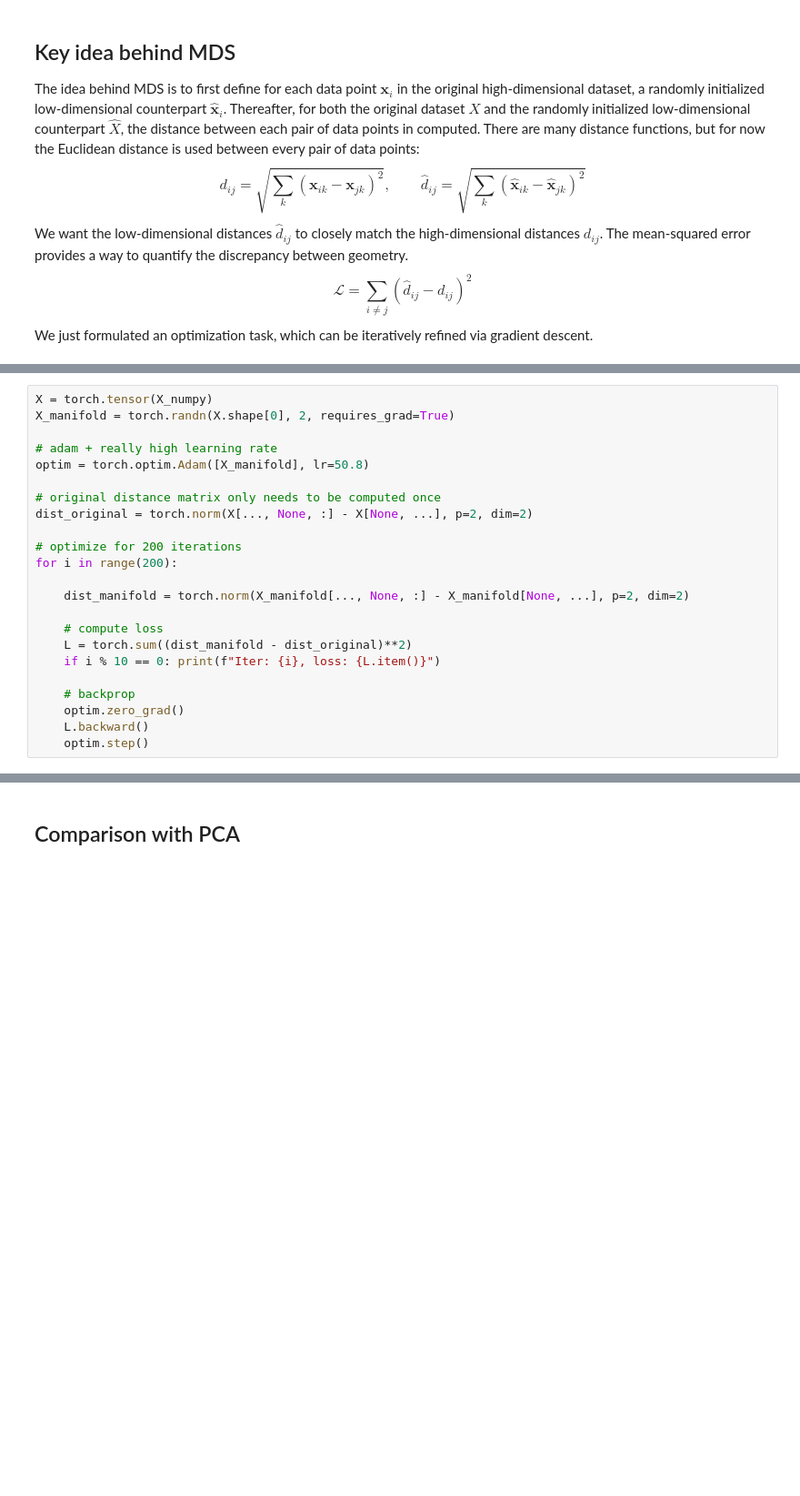
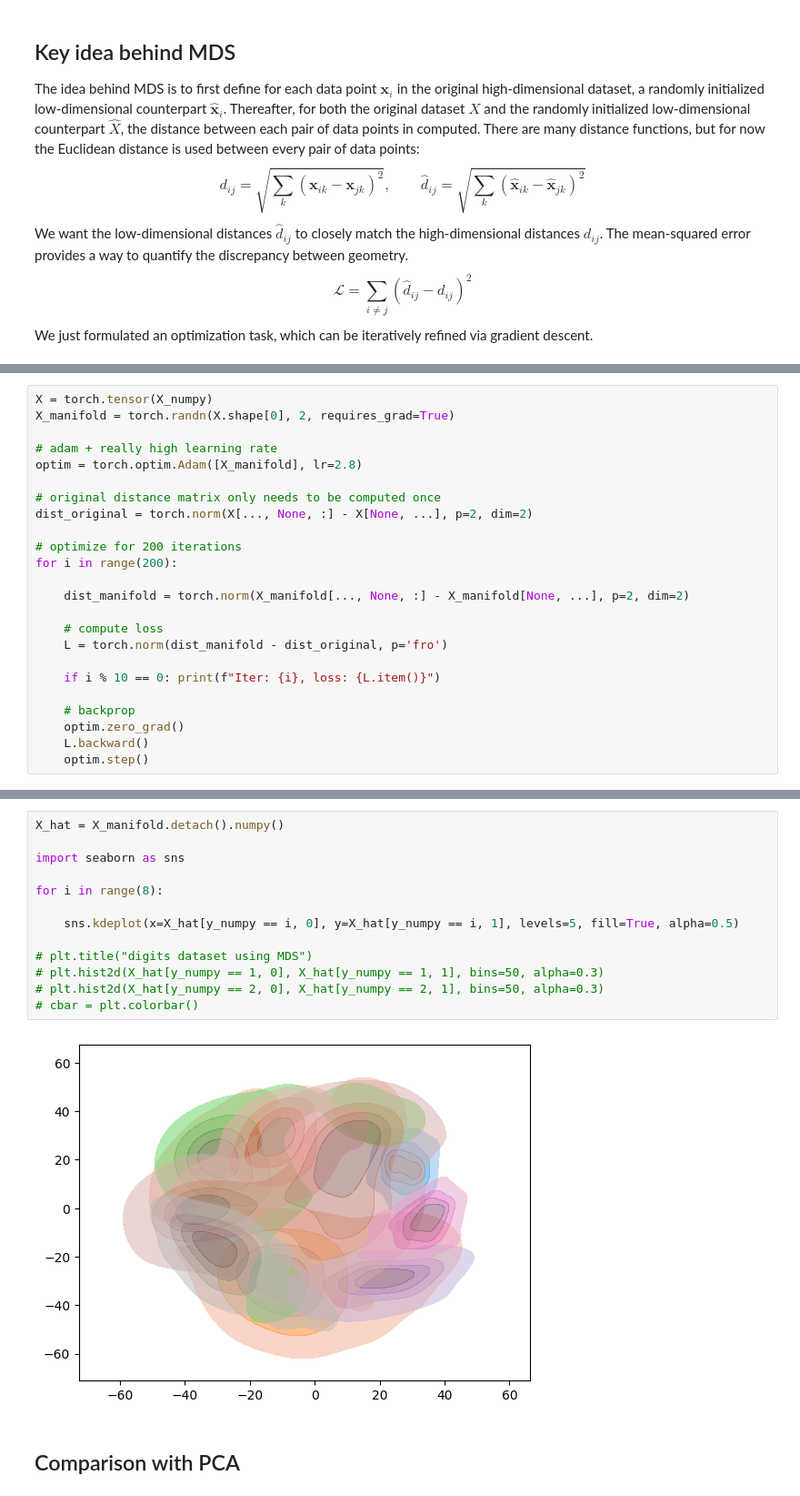
Before and after one commit to Janko-dev/data_analysis_and_machine_learning, a Jupyter notebook: notebooks/multi_dimensional_scaling.ipynb, the cells around one changed output, grey strips where cells are left out. Shown at 91% size. Drawn from its saved outputs; the diff is of its cells as text; blank space fills up the shorter version.

```diff
--- a/notebooks/multi_dimensional_scaling.ipynb
+++ b/notebooks/multi_dimensional_scaling.ipynb
@@ -42,7 +86,7 @@ X = torch.tensor(X_numpy)
 X_manifold = torch.randn(X.shape[0], 2, requires_grad=True)
 
 # adam + really high learning rate
-optim = torch.optim.Adam([X_manifold], lr=50.8)
+optim = torch.optim.Adam([X_manifold], lr=2.8)
 
 # original distance matrix only needs to be computed once
 dist_original = torch.norm(X[..., None, :] - X[None, ...], p=2, dim=2)
@@ -53,7 +97,8 @@ for i in range(200):
     dist_manifold = torch.norm(X_manifold[..., None, :] - X_manifold[None, ...], p=2, dim=2)
 
     # compute loss
-    L = torch.sum((dist_manifold - dist_original)**2)
+    L = torch.norm(dist_manifold - dist_original, p='fro')
+
     if i % 10 == 0: print(f"Iter: {i}, loss: {L.item()}")
 
     # backprop
@@ -90,3 +135,18 @@ cbar = plt.colorbar()
+# %%
+X_hat = X_manifold.detach().numpy()
+
+import seaborn as sns
+
+for i in range(8):
+
+    sns.kdeplot(x=X_hat[y_numpy == i, 0], y=X_hat[y_numpy == i, 1], levels=5, fill=True, alpha=0.5)
+
+# plt.title("digits dataset using MDS")
+# plt.hist2d(X_hat[y_numpy == 1, 0], X_hat[y_numpy == 1, 1], bins=50, alpha=0.3)
+# plt.hist2d(X_hat[y_numpy == 2, 0], X_hat[y_numpy == 2, 1], bins=50, alpha=0.3)
+# cbar = plt.colorbar()
+# %% [output]
+[figure, added]
 # %% [markdown]
 ## Comparison with PCA
 # %%
```
Also changed, not shown: parts of 7 cells of this notebook, 5 other files.
